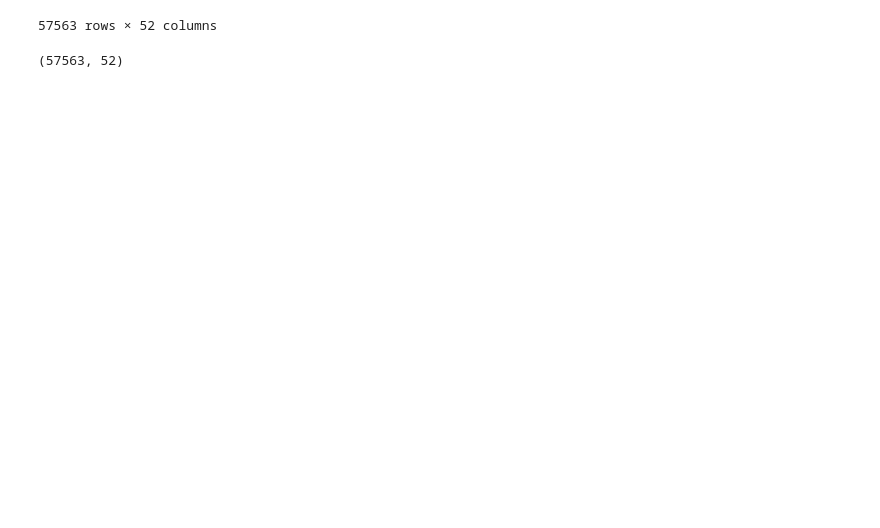
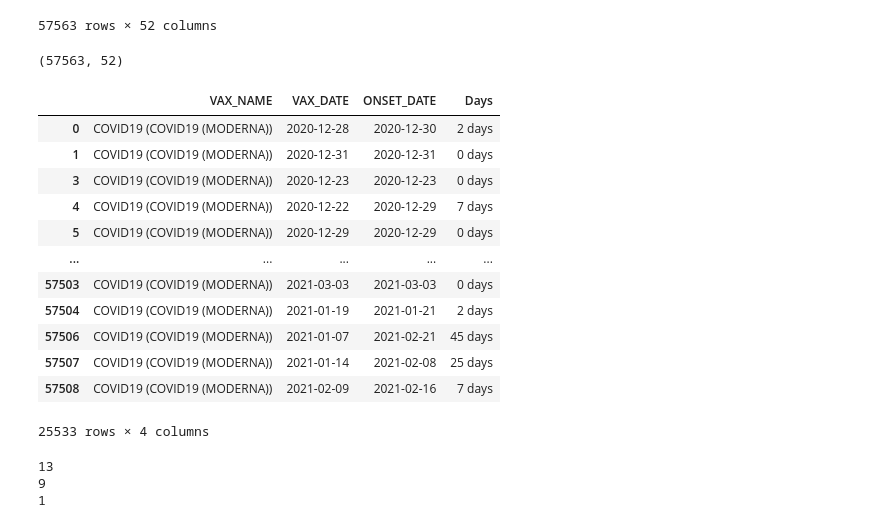
Before and after one commit to anishpai07/COVID-19-Vaccine-Adverse-Effects-VAERS-Analysis, a Jupyter notebook: VAERS Analysis.ipynb, the cells around one changed output. Saved outputs shown, nothing was run; the diff lists cells and outputs as text; code cells hidden in the pictures; blank space fills up the shorter version.

```diff
--- a/VAERS Analysis.ipynb
+++ b/VAERS Analysis.ipynb
@@ -99,0 +104,26 @@ whole_data.shape
+# %%
+relevant_data = whole_dataset.filter(['VAX_NAME', 'VAX_DATE', 'ONSET_DATE'])
+# %%
+relevant_data['ONSET_DATE'] = pd.to_datetime(relevant_data['ONSET_DATE'])
+# %%
+relevant_data['VAX_DATE'] = pd.to_datetime(relevant_data['VAX_DATE'])
+# %%
+relevant_data['Days'] = (relevant_data['ONSET_DATE'] - relevant_data['VAX_DATE'])
+# %%
+moderna = relevant_data.loc[relevant_data['VAX_NAME'] == 'COVID19 (COVID19 (MODERNA))']
+moderna_v1 = moderna[moderna.Days.notnull()]
+moderna_v1
+# %% [output]
+|  | VAX_NAME | VAX_DATE | ONSET_DATE | Days |
+| 0 | COVID19 (COVID19 (MODERNA)) | 2020-12-28 | 2020-12-30 | 2 days |
+| 1 | COVID19 (COVID19 (MODERNA)) | 2020-12-31 | 2020-12-31 | 0 days |
+| 3 | COVID19 (COVID19 (MODERNA)) | 2020-12-23 | 2020-12-23 | 0 days |
+| 4 | COVID19 (COVID19 (MODERNA)) | 2020-12-22 | 2020-12-29 | 7 days |
+| 5 | COVID19 (COVID19 (MODERNA)) | 2020-12-29 | 2020-12-29 | 0 days |
+| ... | ... | ... | ... | ... |
+| 57503 | COVID19 (COVID19 (MODERNA)) | 2021-03-03 | 2021-03-03 | 0 days |
+| 57504 | COVID19 (COVID19 (MODERNA)) | 2021-01-19 | 2021-01-21 | 2 days |
+| 57506 | COVID19 (COVID19 (MODERNA)) | 2021-01-07 | 2021-02-21 | 45 days |
+| 57507 | COVID19 (COVID19 (MODERNA)) | 2021-01-14 | 2021-02-08 | 25 days |
+| 57508 | COVID19 (COVID19 (MODERNA)) | 2021-02-09 | 2021-02-16 | 7 days |
+25533 rows × 4 columns
@@ -99,0 +145,11 @@ whole_data.shape
+# %%
+moderna_onset = avg_onset(moderna_v1)
+print(moderna_onset)
+pfizer_onset = avg_onset(pfizer_v1)
+print(pfizer_onset)
+janssen_onset = avg_onset(janssen_v1)
+print(janssen_onset)
+# %% [output]
+13
+9
+1
```
Also changed, not shown: parts of 12 cells of this notebook.
